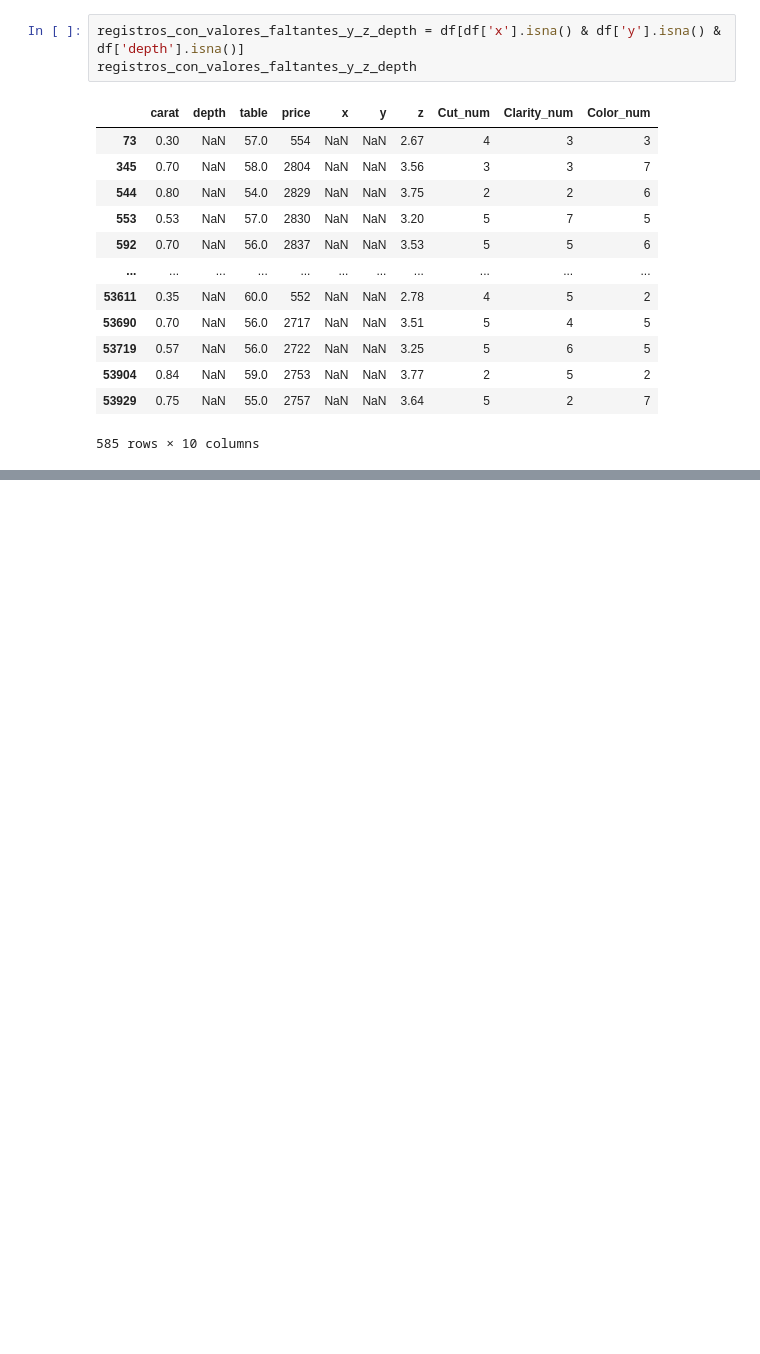
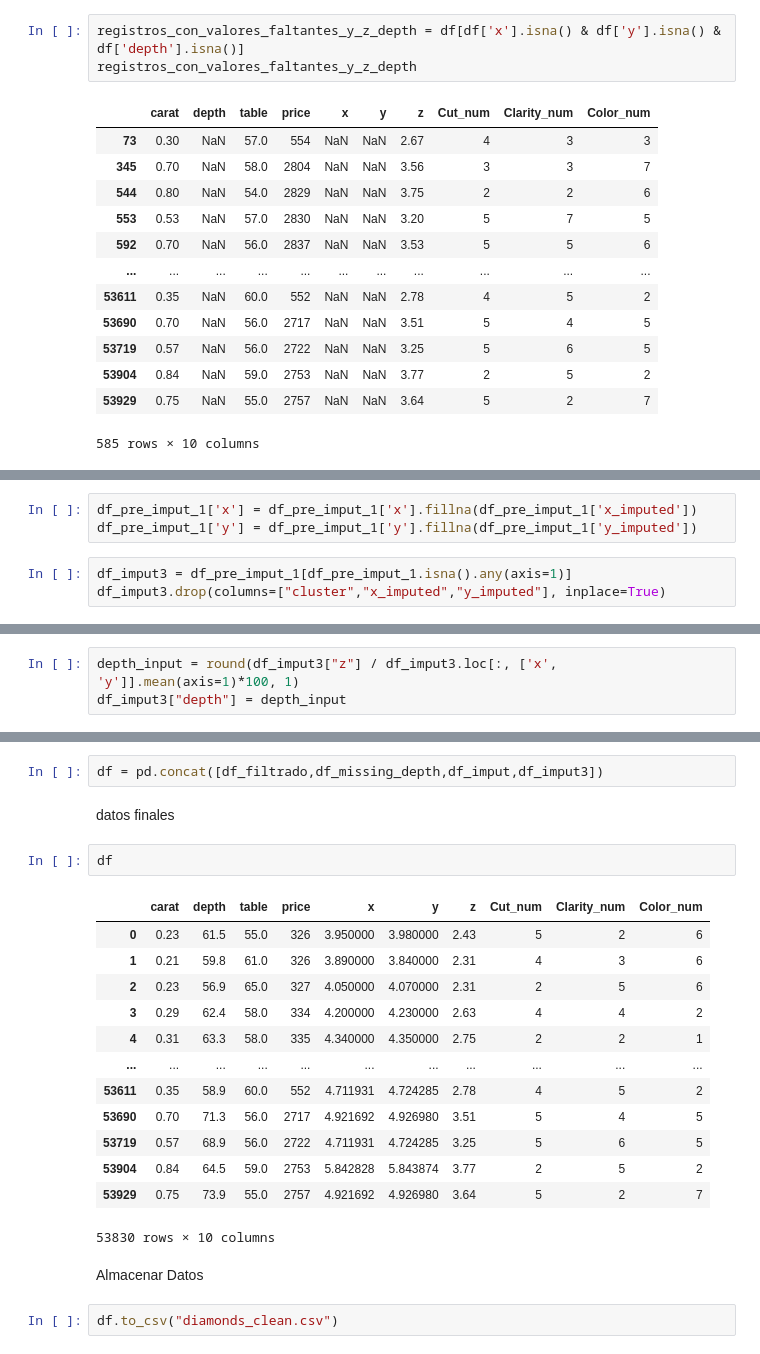
Before and after one commit to PedroAdair/Diamonds, a Jupyter notebook: Exp1/Trial1.ipynb, the cells around one changed output, grey strips where cells are left out. Cells and saved outputs as stored; diff of their text form; blank space fills up the shorter version.

```diff
--- a/Exp1/Trial1.ipynb
+++ b/Exp1/Trial1.ipynb
@@ -586,0 +654,6 @@ registros_con_valores_faltantes_y_z_depth
+# %%
+df_pre_imput_1['x'] = df_pre_imput_1['x'].fillna(df_pre_imput_1['x_imputed'])
+df_pre_imput_1['y'] = df_pre_imput_1['y'].fillna(df_pre_imput_1['y_imputed'])
+# %%
+df_imput3 = df_pre_imput_1[df_pre_imput_1.isna().any(axis=1)]
+df_imput3.drop(columns=["cluster","x_imputed","y_imputed"], inplace=True)
@@ -586,0 +667,3 @@ registros_con_valores_faltantes_y_z_depth
+# %%
+depth_input = round(df_imput3["z"] / df_imput3.loc[:, ['x', 'y']].mean(axis=1)*100, 1)
+df_imput3["depth"] = depth_input
@@ -586,0 +685,24 @@ registros_con_valores_faltantes_y_z_depth
+# %%
+df = pd.concat([df_filtrado,df_missing_depth,df_imput,df_imput3])
+# %% [markdown]
+datos finales
+# %%
+df
+# %% [output]
+|  | carat | depth | table | price | x | y | z | Cut_num | Clarity_num | Color_num |
+| 0 | 0.23 | 61.5 | 55.0 | 326 | 3.950000 | 3.980000 | 2.43 | 5 | 2 | 6 |
+| 1 | 0.21 | 59.8 | 61.0 | 326 | 3.890000 | 3.840000 | 2.31 | 4 | 3 | 6 |
+| 2 | 0.23 | 56.9 | 65.0 | 327 | 4.050000 | 4.070000 | 2.31 | 2 | 5 | 6 |
+| 3 | 0.29 | 62.4 | 58.0 | 334 | 4.200000 | 4.230000 | 2.63 | 4 | 4 | 2 |
+| 4 | 0.31 | 63.3 | 58.0 | 335 | 4.340000 | 4.350000 | 2.75 | 2 | 2 | 1 |
+| ... | ... | ... | ... | ... | ... | ... | ... | ... | ... | ... |
+| 53611 | 0.35 | 58.9 | 60.0 | 552 | 4.711931 | 4.724285 | 2.78 | 4 | 5 | 2 |
+| 53690 | 0.70 | 71.3 | 56.0 | 2717 | 4.921692 | 4.926980 | 3.51 | 5 | 4 | 5 |
+| 53719 | 0.57 | 68.9 | 56.0 | 2722 | 4.711931 | 4.724285 | 3.25 | 5 | 6 | 5 |
+| 53904 | 0.84 | 64.5 | 59.0 | 2753 | 5.842828 | 5.843874 | 3.77 | 2 | 5 | 2 |
+| 53929 | 0.75 | 73.9 | 55.0 | 2757 | 4.921692 | 4.926980 | 3.64 | 5 | 2 | 7 |
+53830 rows × 10 columns
+# %% [markdown]
+Almacenar Datos
+# %%
+df.to_csv("diamonds_clean.csv")
```
Also changed, not shown: parts of 23 cells of this notebook, 1 other file.
